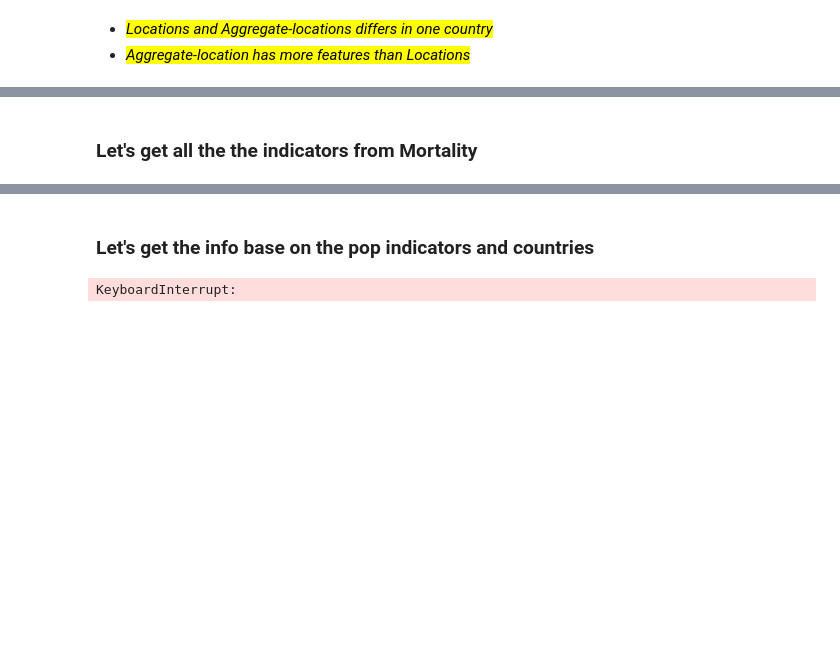
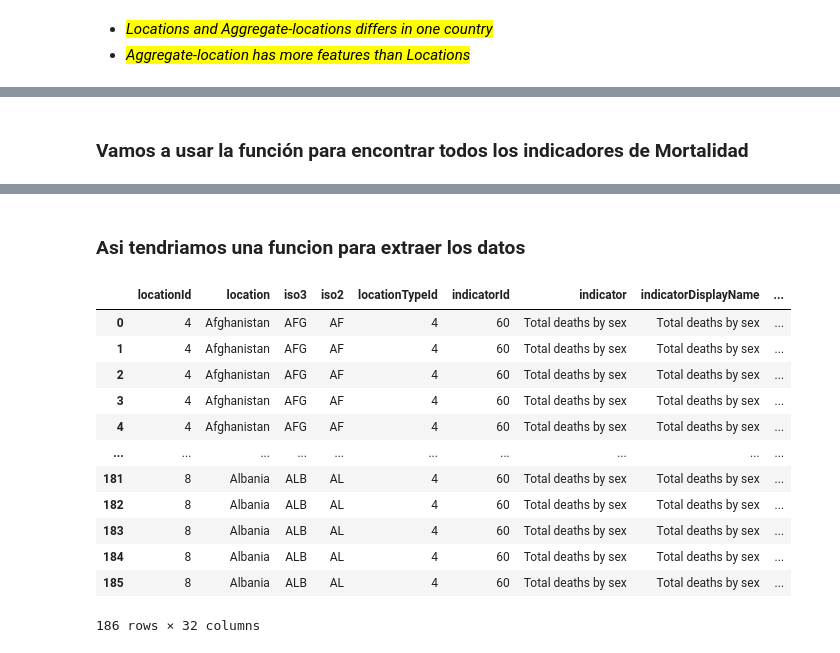
Before and after one commit to jorgeav527/life-expectancy, a Jupyter notebook: draft/API_UNPD.ipynb, the cells around one changed output, grey strips where cells are left out. Saved outputs shown, nothing was run; the diff lists cells and outputs as text; code cells hidden in the pictures; blank space fills up the shorter version.

Commit message:
ingestación a la base de datos

```diff
--- a/draft/API_UNPD.ipynb
+++ b/draft/API_UNPD.ipynb
@@ -401,7 +370,7 @@ indicator_pop_string
 '53,41,67,52,71,47,46,70,50,54,51,72,49'
 [interactive output not drawn]
 # %% [markdown]
-### Let's get all the the indicators from **Mortality**
+### Vamos a usar la función para encontrar todos los indicadores de Mortalidad
 # %%
 # Uses callAPI function to get a list of Family Planning indicators
 df_mort_indicators = callAPI("/topics/Mort/indicators", topic_list=False)
@@ -437,40 +406,54 @@ indicator_mort_string
 '79,80,59,69,64,61,75,76,62,63,81,82,77,78,60'
 [interactive output not drawn]
 # %% [markdown]
-### Let's get the info base on the pop indicators and countries
+### Asi tendriamos una funcion para extraer los datos
 # %%
 base_url_UNPD = "https://population.un.org/dataportalapi/api/v1"
-country = id_code_string  # set the country code
-indicator_code = 82  # set the indicator code <-----ESTO SE CAMBIA
+country = "4,8"  # set the country code
+indicator_code = 60  # set the indicator code <-----ESTO SE CAMBIA
 start_year = 1990  # set the start year
 end_year = 2020  # set the end year
 topick = (
     "mort"  # set the topic to change the parquet name file code <----- ESTO SE CAMBIA
 )
 
 # define the target URL
 target = (
     base_url_UNPD
     + f"/data/indicators/{indicator_code}/locations/{country}/start/{start_year}/end/{end_year}"
 )
 
 response = requests.get(target)  # Call the API
 j = response.json()  # Format response as JSON
 df_UNPD = pd.json_normalize(j["data"])  # Read JSON data into dataframe
 
 # As long as the response contains information in the 'nextPage' field, the loop will continue to download and append data
 while j["nextPage"] is not None:
     response = requests.get(j["nextPage"])
     j = response.json()
     df_temp = pd.json_normalize(j["data"])
     df_UNPD = pd.concat([df_UNPD, df_temp], ignore_index=True)
 
+df_UNPD
+
 # Verifies that the number of records available from API call matches the length of the dataframe
 # assert (
 #     len(df_UNPD) == j["total"]
 # ), "DataFrame observations do not match total number of records in response"
 
-df_UNPD.to_parquet(f"../datasets/df_UNPD_{topick}_{indicator_code}.parquet")
+# df_UNPD.to_parquet(f"../datasets/df_UNPD_{topick}_{indicator_code}.parquet")
 # %% [output]
+|  | locationId | location | iso3 | iso2 | locationTypeId | indicatorId | indicator | indicatorDisplayName | ... |
+| 0 | 4 | Afghanistan | AFG | AF | 4 | 60 | Total deaths by sex | Total deaths by sex | ... |
+| 1 | 4 | Afghanistan | AFG | AF | 4 | 60 | Total deaths by sex | Total deaths by sex | ... |
+| 2 | 4 | Afghanistan | AFG | AF | 4 | 60 | Total deaths by sex | Total deaths by sex | ... |
+| 3 | 4 | Afghanistan | AFG | AF | 4 | 60 | Total deaths by sex | Total deaths by sex | ... |
+| 4 | 4 | Afghanistan | AFG | AF | 4 | 60 | Total deaths by sex | Total deaths by sex | ... |
+| ... | ... | ... | ... | ... | ... | ... | ... | ... | ... |
+| 181 | 8 | Albania | ALB | AL | 4 | 60 | Total deaths by sex | Total deaths by sex | ... |
+| 182 | 8 | Albania | ALB | AL | 4 | 60 | Total deaths by sex | Total deaths by sex | ... |
+| 183 | 8 | Albania | ALB | AL | 4 | 60 | Total deaths by sex | Total deaths by sex | ... |
+| 184 | 8 | Albania | ALB | AL | 4 | 60 | Total deaths by sex | Total deaths by sex | ... |
+| 185 | 8 | Albania | ALB | AL | 4 | 60 | Total deaths by sex | Total deaths by sex | ... |
-KeyboardInterrupt:
+186 rows × 32 columns
 [interactive output not drawn]
```
Also changed, not shown: parts of 41 cells of this notebook, 2 other files.
